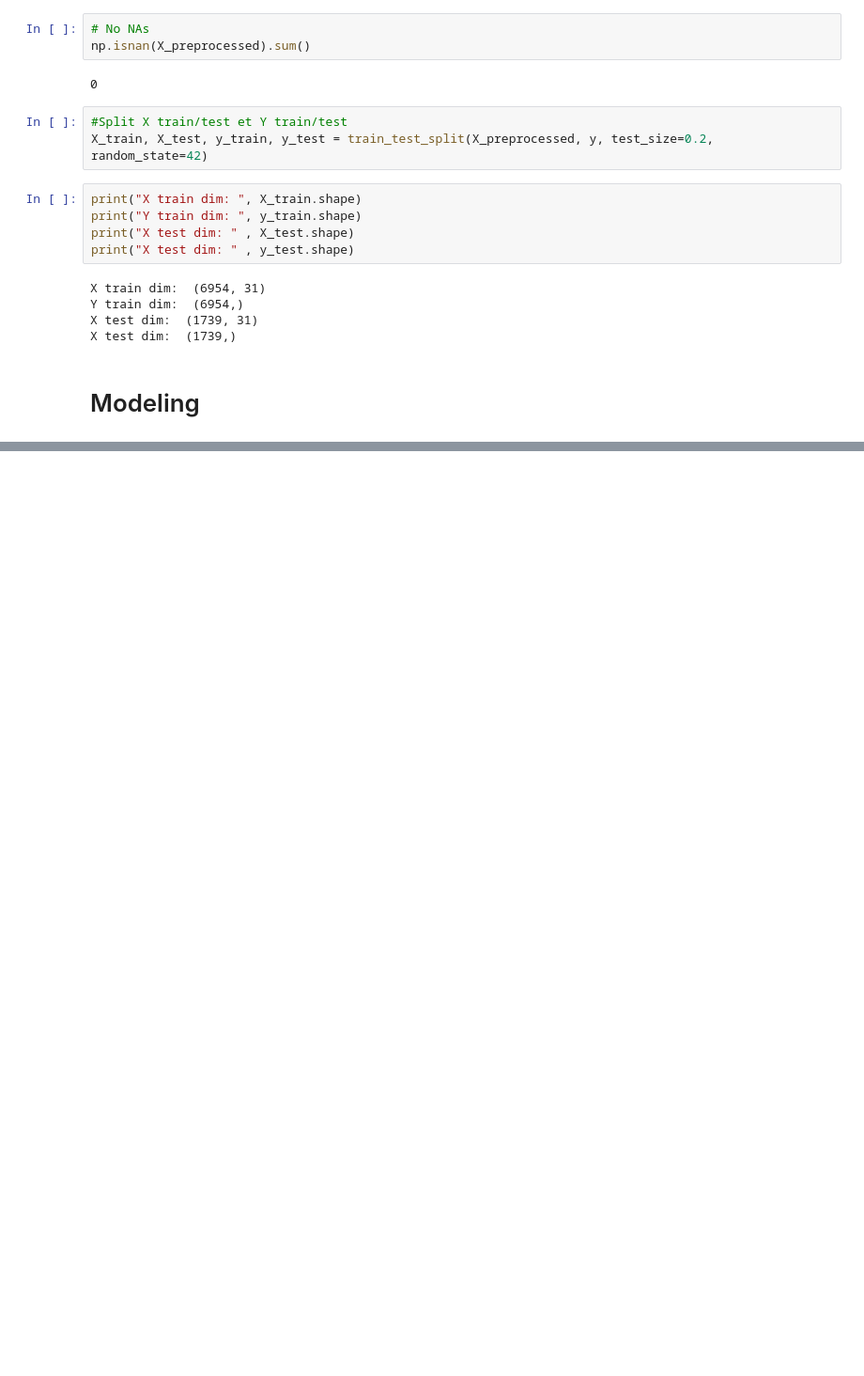
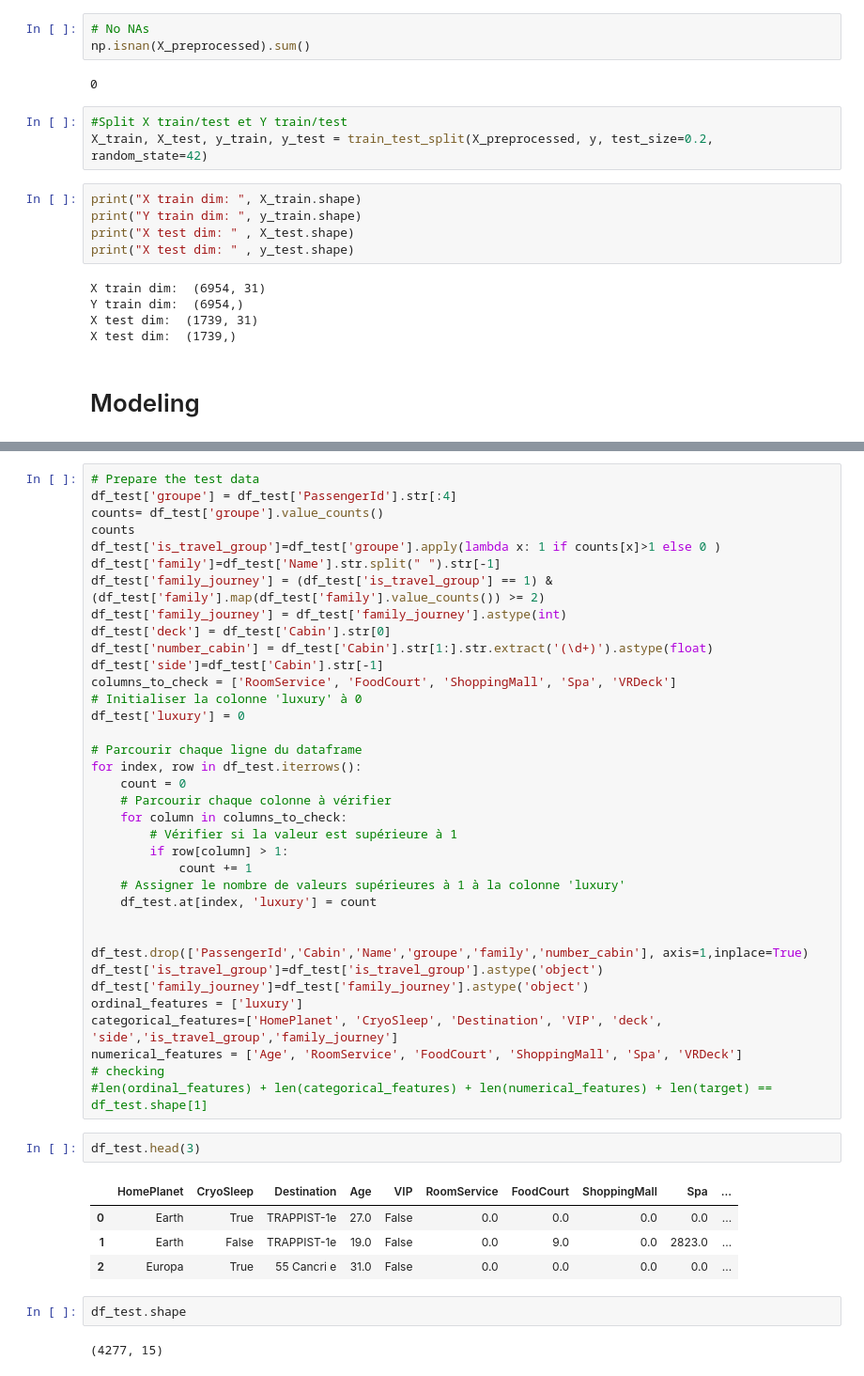
Before and after one commit to Dudul-99/Data-Science, a Jupyter notebook: space_titanice.ipynb, the cells around one changed output, grey strips where cells are left out. Shown at 94% size. Drawn from its saved outputs; the diff is of its cells as text; blank space fills up the shorter version.

```diff
--- a/space_titanice.ipynb
+++ b/space_titanice.ipynb
@@ -692,0 +726,47 @@ plt.show()
+# %%
+# Prepare the test data
+df_test['groupe'] = df_test['PassengerId'].str[:4]
+counts= df_test['groupe'].value_counts()
+counts
+df_test['is_travel_group']=df_test['groupe'].apply(lambda x: 1 if counts[x]>1 else 0 )
+df_test['family']=df_test['Name'].str.split(" ").str[-1]
+df_test['family_journey'] = (df_test['is_travel_group'] == 1) & (df_test['family'].map(df_test['family'].value_counts()) >= 2)
+df_test['family_journey'] = df_test['family_journey'].astype(int)
+df_test['deck'] = df_test['Cabin'].str[0]
+df_test['number_cabin'] = df_test['Cabin'].str[1:].str.extract('(\d+)').astype(float)
+df_test['side']=df_test['Cabin'].str[-1]
+columns_to_check = ['RoomService', 'FoodCourt', 'ShoppingMall', 'Spa', 'VRDeck']
+# Initialiser la colonne 'luxury' à 0
+df_test['luxury'] = 0
+
+# Parcourir chaque ligne du dataframe
+for index, row in df_test.iterrows():
+    count = 0
+    # Parcourir chaque colonne à vérifier
+    for column in columns_to_check:
+        # Vérifier si la valeur est supérieure à 1
+        if row[column] > 1:
+            count += 1
+    # Assigner le nombre de valeurs supérieures à 1 à la colonne 'luxury'
+    df_test.at[index, 'luxury'] = count
+
+
+df_test.drop(['PassengerId','Cabin','Name','groupe','family','number_cabin'], axis=1,inplace=True)
+df_test['is_travel_group']=df_test['is_travel_group'].astype('object')
+df_test['family_journey']=df_test['family_journey'].astype('object')
+ordinal_features = ['luxury']
+categorical_features=['HomePlanet', 'CryoSleep', 'Destination', 'VIP', 'deck', 'side','is_travel_group','family_journey']
+numerical_features = ['Age', 'RoomService', 'FoodCourt', 'ShoppingMall', 'Spa', 'VRDeck']
+# checking
+#len(ordinal_features) + len(categorical_features) + len(numerical_features) + len(target) == df_test.shape[1]
+# %%
+df_test.head(3)
+# %% [output]
+|  | HomePlanet | CryoSleep | Destination | Age | VIP | RoomService | FoodCourt | ShoppingMall | Spa | ... |
+| 0 | Earth | True | TRAPPIST-1e | 27.0 | False | 0.0 | 0.0 | 0.0 | 0.0 | ... |
+| 1 | Earth | False | TRAPPIST-1e | 19.0 | False | 0.0 | 9.0 | 0.0 | 2823.0 | ... |
+| 2 | Europa | True | 55 Cancri e | 31.0 | False | 0.0 | 0.0 | 0.0 | 0.0 | ... |
+# %%
+df_test.shape
+# %% [output]
+(4277, 15)
```
Also changed, not shown: parts of 19 cells of this notebook.
